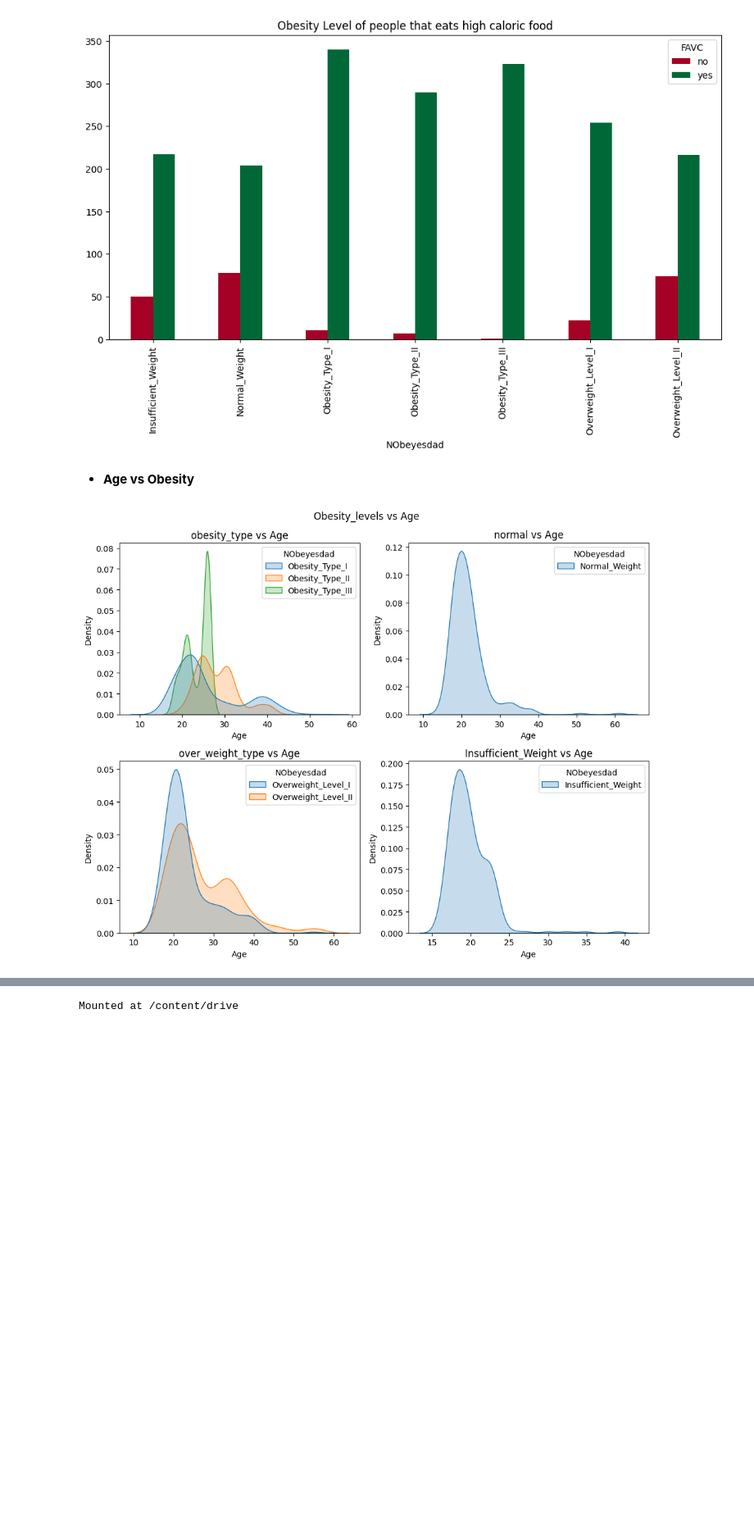
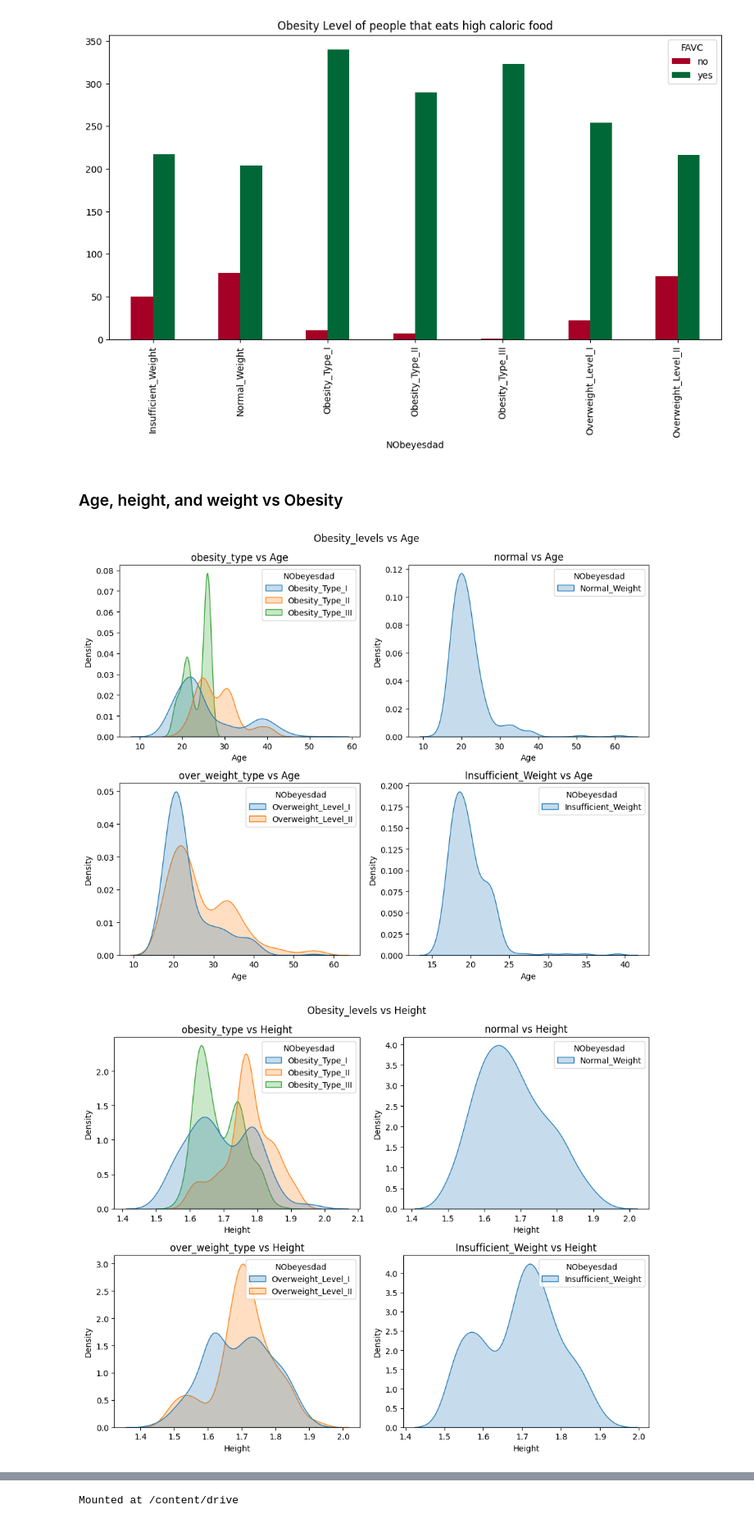
Before and after one commit to alphablue8/GoMotion, a Jupyter notebook: ML_Obesity.ipynb, the cells around one changed output, grey strips where cells are left out. Shown at 82% size. Cells and saved outputs as stored; diff of their text form; code cells hidden in the pictures; blank space fills up the shorter version.

```diff
--- a/ML_Obesity.ipynb
+++ b/ML_Obesity.ipynb
@@ -220,7 +210,7 @@ plt.title('Obesity Level of people that eats high caloric food')
 Text(0.5, 1.0, 'Obesity Level of people that eats high caloric food')
 [figure]
 # %% [markdown]
-* **Age vs Obesity**
+### Age, height, and weight vs Obesity
 # %%
 # Obesitas
 df_ot = df[df["NObeyesdad"] == 'Obesity_Type_I' ]
@@ -231,30 +221,59 @@ df_ot_final.reset_index(drop=True, inplace = True)
 # Overweight
 df_ow = df[df["NObeyesdad"]=='Overweight_Level_I']
 df_ow2 = df[df["NObeyesdad"]=='Overweight_Level_II']
 df_ow_final = pd.concat([df_ow,df_ow2])    # data frame of Over_weight_Type I, II
 df_ow_final.reset_index(drop=True, inplace = True)
 # Normal dan Insufficient
 df_n = df[df["NObeyesdad"]=='Normal_Weight']
 df_In = df[df["NObeyesdad"]=='Insufficient_Weight']
 
 # Age vs Obesity
 data_list = [df_ot_final, df_ow_final, df_n, df_In]
 data_name =["obesity_type", "over_weight_type", "normal", "Insufficient_Weight" ]
 
 fig,axes = plt.subplots(nrows = 2, ncols = 2, figsize = (10,8))
 
 for i in range(2):
 
     sns.kdeplot(ax = axes[i,0],data=data_list[i], x="Age", hue="NObeyesdad", fill =True)
     axes[i, 0].set_title(f'{data_name[i]} vs Age')
 
     sns.kdeplot(ax = axes[i,1],data=data_list[i+2], x="Age", hue="NObeyesdad", fill =True)
     axes[i, 1].set_title(f'{data_name[i+2]} vs Age')
 
 
 
 fig.suptitle('Obesity_levels vs Age')
 plt.tight_layout()
 plt.show()
+
+# Height vs Obesity
+fig, axes = plt.subplots(nrows=2, ncols=2, figsize=(10, 8))
+
+for i in range(2):
+    sns.kdeplot(ax=axes[i, 0], data=data_list[i], x="Height", hue="NObeyesdad", fill=True)
+    axes[i, 0].set_title(f'{data_name[i]} vs Height')
+
+    sns.kdeplot(ax=axes[i, 1], data=data_list[i+2], x="Height", hue="NObeyesdad", fill=True)
+    axes[i, 1].set_title(f'{data_name[i+2]} vs Height')
+
+fig.suptitle('Obesity_levels vs Height')
+plt.tight_layout()
+plt.show()
+
+# Weight vs Obesity
+fig, axes = plt.subplots(nrows=2, ncols=2, figsize=(10, 8))
+
+for i in range(2):
+    sns.kdeplot(ax=axes[i, 0], data=data_list[i], x="Weight", hue="NObeyesdad", fill=True)
+    axes[i, 0].set_title(f'{data_name[i]} vs Weight')
+
+    sns.kdeplot(ax=axes[i, 1], data=data_list[i+2], x="Weight", hue="NObeyesdad", fill=True)
+    axes[i, 1].set_title(f'{data_name[i+2]} vs Weight')
+
+fig.suptitle('Obesity_levels vs Weight')
+plt.tight_layout()
+plt.show()
 # %% [output]
 [figure]
+[figure, added]
```
Also changed, not shown: parts of 37 cells of this notebook.
